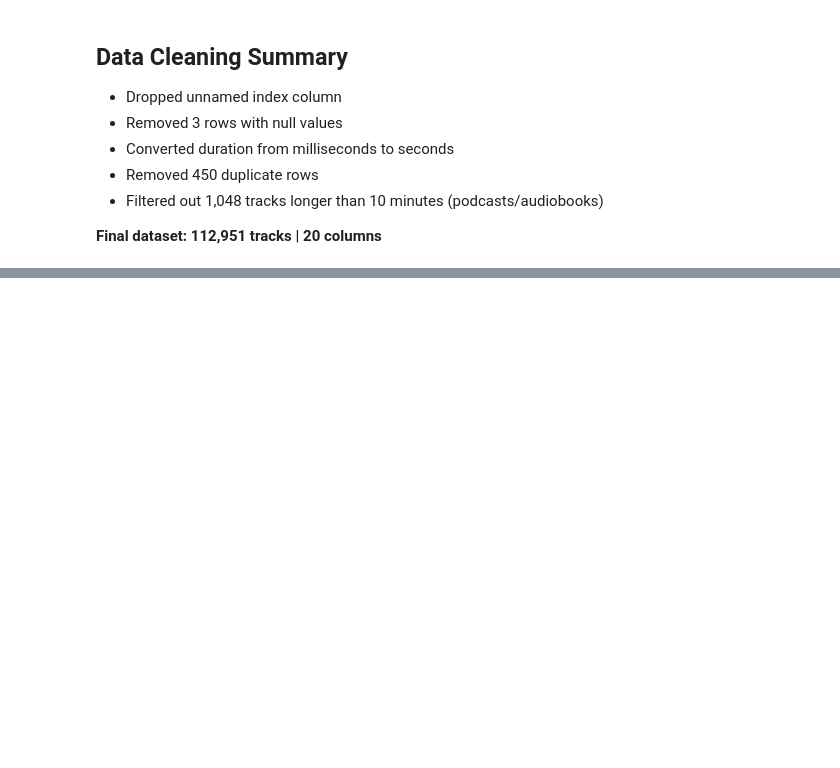
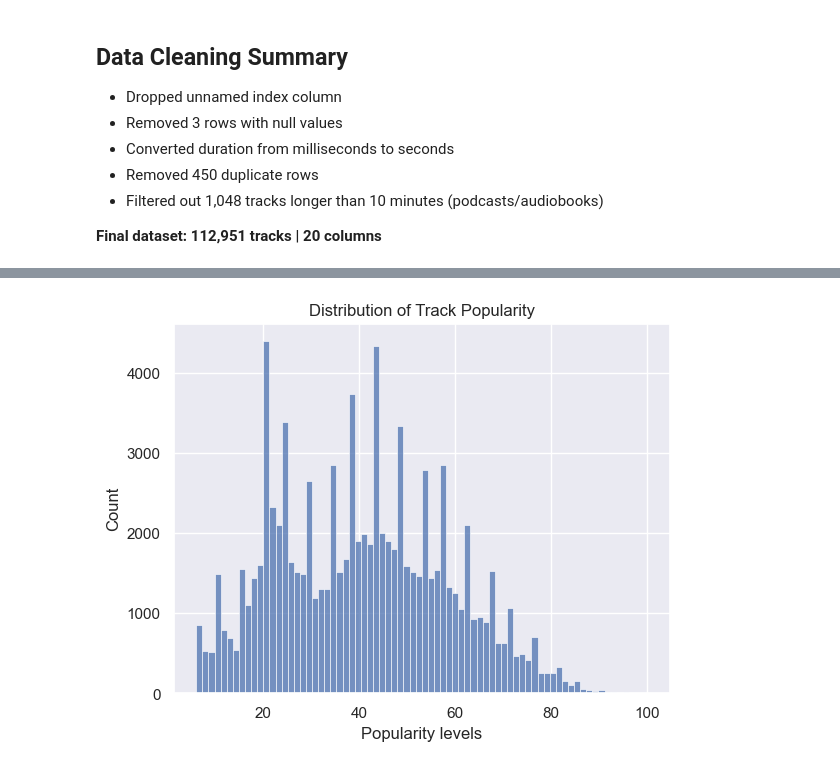
Before and after one commit to Flakkito/spotify-eda-recommender, a Jupyter notebook: notebooks/01_eda.ipynb, the cells around one changed output, grey strips where cells are left out. Cells and saved outputs as stored; diff of their text form; code cells hidden in the pictures; blank space fills up the shorter version.

```diff
--- a/notebooks/01_eda.ipynb
+++ b/notebooks/01_eda.ipynb
@@ -199,0 +213,12 @@ Shape after filtering duration: (112951, 20)
+# %%
+# Plot popularity distribution
+sns.histplot(df['popularity'])
+plt.title('Distribution of Track Popularity')
+plt.xlabel('Popularity levels')
+
+# Save figure
+plt.savefig('../images/popularity_distribution.png', dpi=150, bbox_inches='tight')
+
+plt.show()
+# %% [output]
+[figure, added]
```
Also changed, not shown: parts of 4 cells of this notebook, 1 other file.
